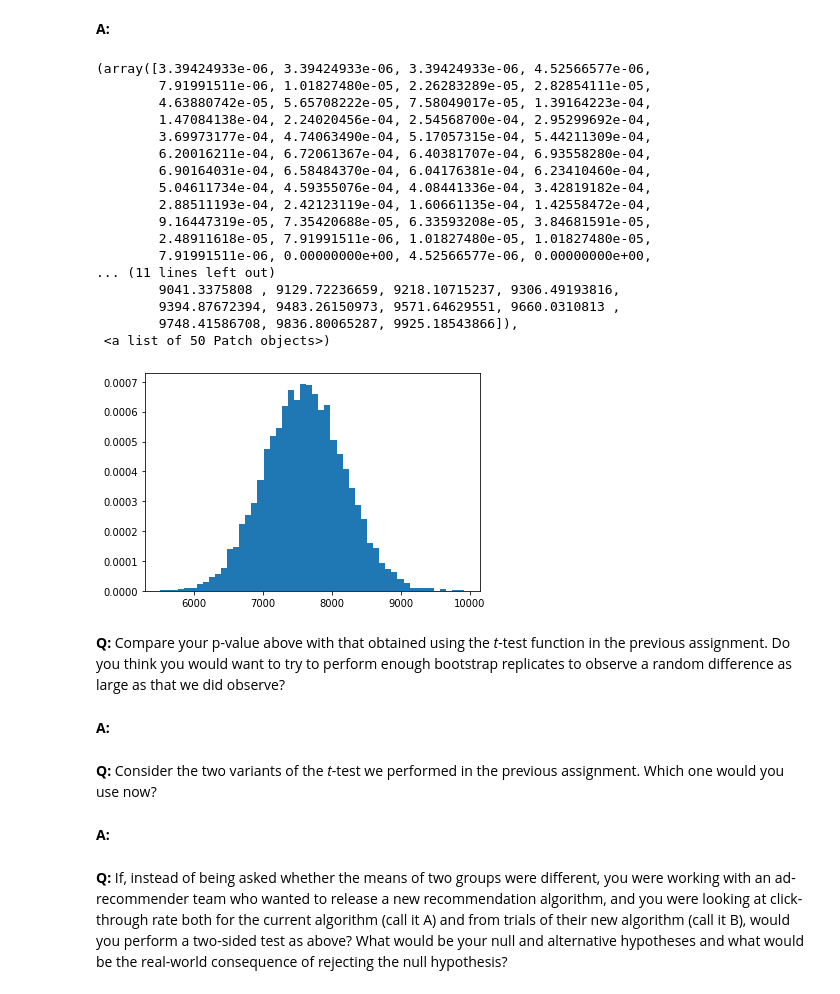
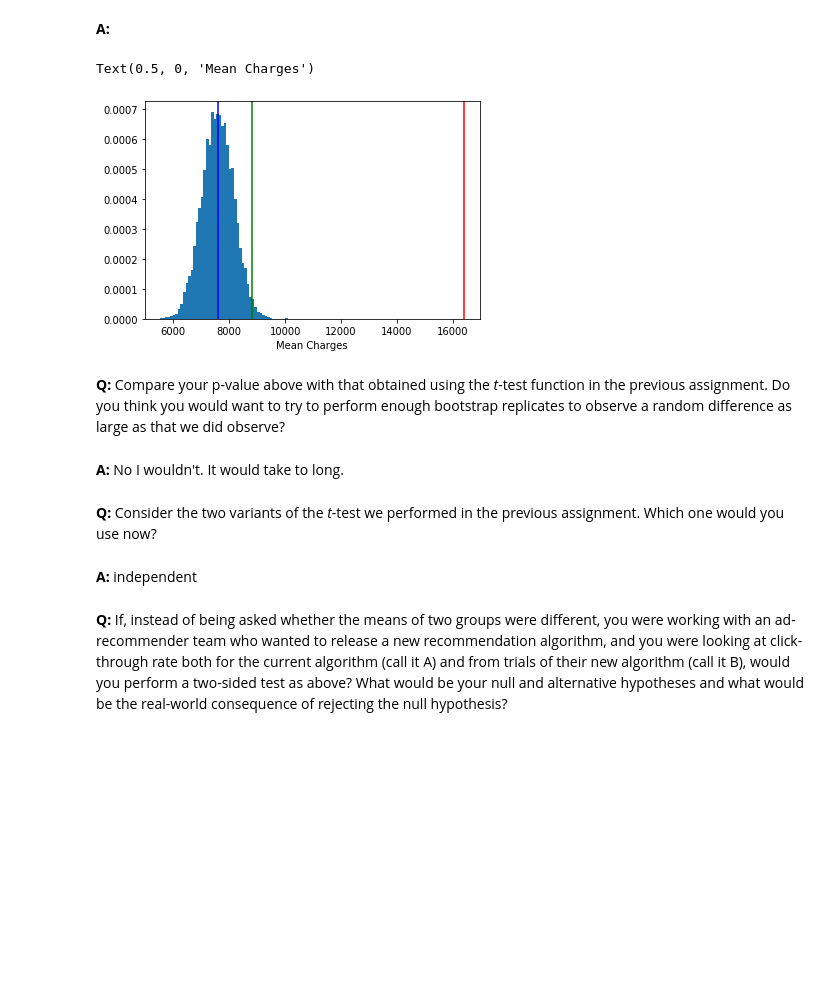
Before and after one commit to willjdew/springboard_bootstrap, a Jupyter notebook: inferential_statistics_2-Q.ipynb, the cells around one changed output. Drawn from its saved outputs; the diff is of its cells as text; code cells hidden in the pictures; blank space fills up the shorter version.

```diff
--- a/inferential_statistics_2-Q.ipynb
+++ b/inferential_statistics_2-Q.ipynb
@@ -156,5 +156,5 @@ p_1
 # %% [output]
 0.0
 # %%
-insured_boot_mean = draw_bs_reps(insured, np.mean, 10000)
-non_insured_boot_mean = draw_bs_reps(non_insured, np.mean, 10000)
+insured_boot_mean = draw_bs_reps(insured, np.mean, N_rep)
+non_insured_boot_mean = draw_bs_reps(non_insured, np.mean, N_rep)
@@ -183,34 +185,26 @@ __Q:__ To put the above result in perspective, plot the histogram of your bootst
 __A:__
 # %%
 mean_diff = insured_boot_mean - non_insured_boot_mean
-# %%
-plt.hist(mean_diff, density=True, bins=50)
-# %% [output]
-(array([3.39424933e-06, 3.39424933e-06, 3.39424933e-06, 4.52566577e-06,
-        7.91991511e-06, 1.01827480e-05, 2.26283289e-05, 2.82854111e-05,
-        4.63880742e-05, 5.65708222e-05, 7.58049017e-05, 1.39164223e-04,
-        1.47084138e-04, 2.24020456e-04, 2.54568700e-04, 2.95299692e-04,
-        3.69973177e-04, 4.74063490e-04, 5.17057315e-04, 5.44211309e-04,
-        6.20016211e-04, 6.72061367e-04, 6.40381707e-04, 6.93558280e-04,
-        6.90164031e-04, 6.58484370e-04, 6.04176381e-04, 6.23410460e-04,
-        5.04611734e-04, 4.59355076e-04, 4.08441336e-04, 3.42819182e-04,
-        2.88511193e-04, 2.42123119e-04, 1.60661135e-04, 1.42558472e-04,
-        9.16447319e-05, 7.35420688e-05, 6.33593208e-05, 3.84681591e-05,
-        2.48911618e-05, 7.91991511e-06, 1.01827480e-05, 1.01827480e-05,
-        7.91991511e-06, 0.00000000e+00, 4.52566577e-06, 0.00000000e+00,
-... (11 lines left out)
-        9041.3375808 , 9129.72236659, 9218.10715237, 9306.49193816,
-        9394.87672394, 9483.26150973, 9571.64629551, 9660.0310813 ,
-        9748.41586708, 9836.80065287, 9925.18543866]),
- <a list of 50 Patch objects>)
-[figure, removed]
+# %%
+ibm = np.mean(insured_boot_mean)
+nibm = np.mean(non_insured_boot_mean)
+md = np.mean(mean_diff)
+# %%
+plt.hist(mean_diff, density=True, bins=50)
+plt.axvline(x=ibm, color='r')
+plt.axvline(x=nibm, color='g')
+plt.axvline(x=md, color='b')
+plt.xlabel('Mean Charges')
+# %% [output]
+Text(0.5, 0, 'Mean Charges')
+[figure, added]
 # %% [markdown]
 __Q:__ Compare your p-value above with that obtained using the _t_-test function in the previous assignment. Do you think you would want to try to perform enough bootstrap replicates to observe a random difference as large as that we did observe?
-# %% [markdown]
-__A:__
+# %% [markdown]
+__A:__ No I wouldn't.  It would take to long.
 # %% [markdown]
 __Q:__ Consider the two variants of the _t_-test we performed in the previous assignment. Which one would you use now?
 # %% [markdown]
-__A:__
+__A:__ independent
 # %% [markdown]
 __Q:__ If, instead of being asked whether the means of two groups were different, you were working with an ad-recommender team who wanted to release a new recommendation algorithm, and you were looking at click-through rate both for the current algorithm (call it A) and from trials of their new algorithm (call it B), would you perform a two-sided test as above? What would be your null and alternative hypotheses and what would be the real-world consequence of rejecting the null hypothesis?
```
Also changed, not shown: parts of 7 cells of this notebook.
